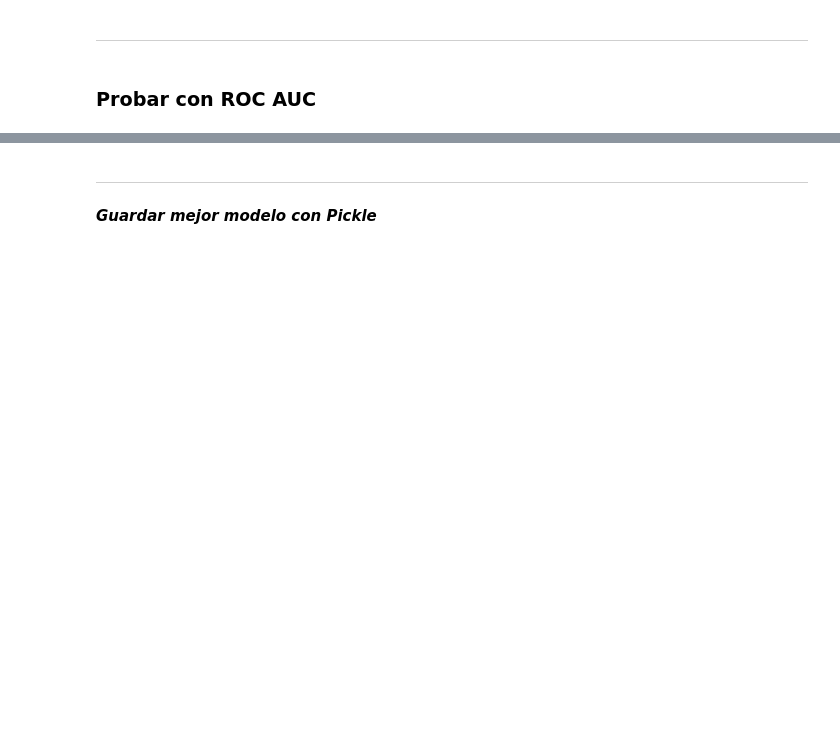
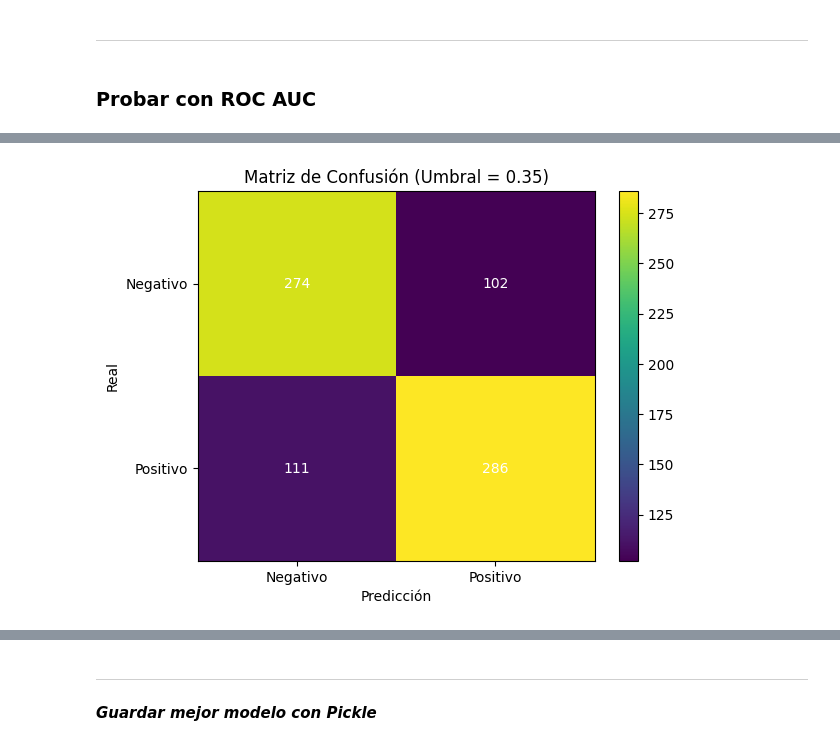
Before and after one commit to NaiSaratxaga/ML_sleep_lifestyle_predictor, a Jupyter notebook: src/notebooks/03_Entrenamiento_diagnostico_confirmado.ipynb, the cells around one changed output, grey strips where cells are left out. Saved outputs shown, nothing was run; the diff lists cells and outputs as text; code cells hidden in the pictures; blank space fills up the shorter version.

```diff
--- a/src/notebooks/03_Entrenamiento_diagnostico_confirmado.ipynb
+++ b/src/notebooks/03_Entrenamiento_diagnostico_confirmado.ipynb
@@ -745,0 +687,24 @@ weighted avg       0.72      0.72      0.72       773
+# %%
+# Definimos la matriz de confusión
+cm = np.array([[274, 102],
+               [111, 286]])
+labels = ["Negativo", "Positivo"]
+
+# Dibujamos la matriz
+plt.figure()
+plt.imshow(cm, interpolation='nearest', aspect='auto')
+plt.title("Matriz de Confusión (Umbral = 0.35)")
+plt.xlabel("Predicción")
+plt.ylabel("Real")
+plt.xticks([0, 1], labels)
+plt.yticks([0, 1], labels)
+
+# Anotamos los valores dentro de cada celda
+for i in range(cm.shape[0]):
+    for j in range(cm.shape[1]):
+        plt.text(j, i, cm[i, j], ha='center', va='center', color='white')
+
+plt.colorbar()
+plt.show()
+# %% [output]
+[figure, added]
```
Also changed, not shown: parts of 39 cells of this notebook, 2 other files.
